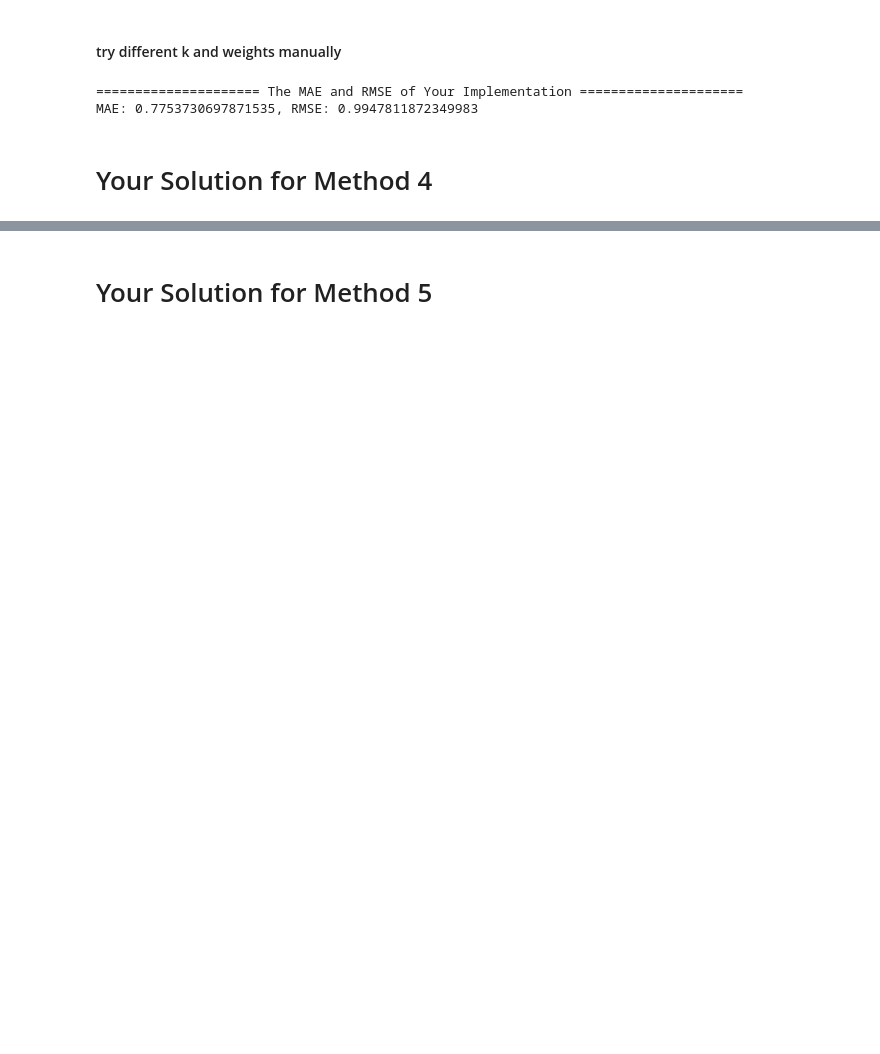
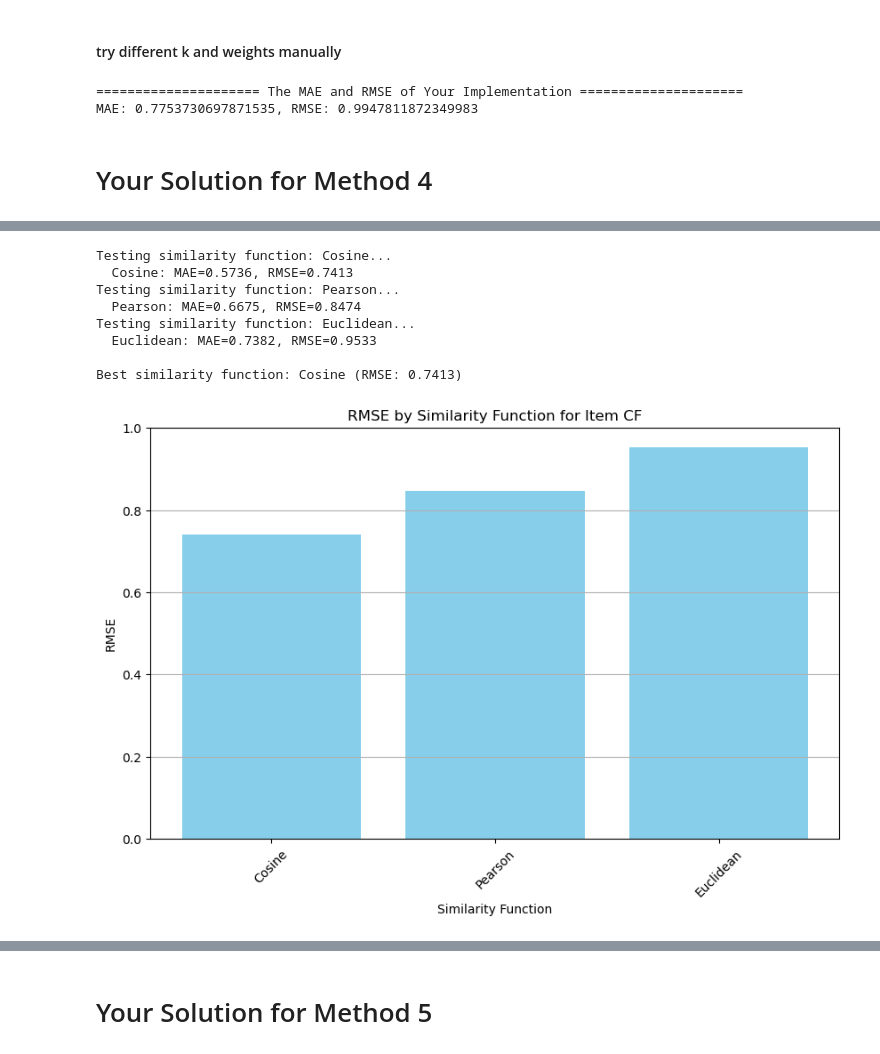
Before and after one commit to HieuTong/collaborative-filtering-movielens, a Jupyter notebook: Assignment3_framework_2025.ipynb, the cells around one changed output, grey strips where cells are left out. Drawn from its saved outputs; the diff is of its cells as text; code cells hidden in the pictures; blank space fills up the shorter version.

```diff
--- a/Assignment3_framework_2025.ipynb
+++ b/Assignment3_framework_2025.ipynb
@@ -1071,10 +1025,9 @@ def predict_item_ratings(train_data, item_similarity, test_data, k=30):
 
     return predicted_ratings
 # %%
-# Cross-validation function for item-based CF
-def cross_validate_item_cf(train_data, similarity_function, sig_weight=25, k=30, n_fold=3):
+def cross_validate_method_4(train_data, item_similarity_matrix, k=30, n_fold=5):
     """
-    Perform cross-validation to evaluate item-based collaborative filtering
+    Perform cross-validation for item-based CF using a pre-computed similarity matrix
     """
     # Create a mask for all rated items
     ratings_mask = train_data > 0
@@ -1103,11 +1056,9 @@ def cross_validate_item_cf(train_data, similarity_function, sig_weight=25, k=30,
             fold_val[user, item] = ratings[i]
             fold_train[user, item] = 0
 
-        # Compute item similarity matrix
-        item_sim_matrix = similarity_function(fold_train, sig_weight)
-
+        # Use the pre-computed similarity matrix (don't recompute)
         # Predict ratings for validation set
-        predicted_ratings = predict_item_ratings(fold_train, item_sim_matrix, fold_val, k)
+        predicted_ratings = predict_item_ratings(fold_train, item_similarity_matrix, fold_val, k)
 
         # Evaluate predictions
         mae, rmse = evaluate(fold_val, predicted_ratings)
@@ -1118,0 +1176,13 @@ def cross_validate_item_cf(train_data, similarity_function, sig_weight=25, k=30,
+# %%
+# call func to get the best similarity in item
+best_similarity_item, _, _ = tuneSimilarityMethod4(train_ds, k=best_k_item, n_fold=5)
+# %% [output]
+Testing similarity function: Cosine...
+  Cosine: MAE=0.5736, RMSE=0.7413
+Testing similarity function: Pearson...
+  Pearson: MAE=0.6675, RMSE=0.8474
+Testing similarity function: Euclidean...
+  Euclidean: MAE=0.7382, RMSE=0.9533
+
+Best similarity function: Cosine (RMSE: 0.7413)
+[figure, added]
```
Also changed, not shown: parts of 31 cells of this notebook.
